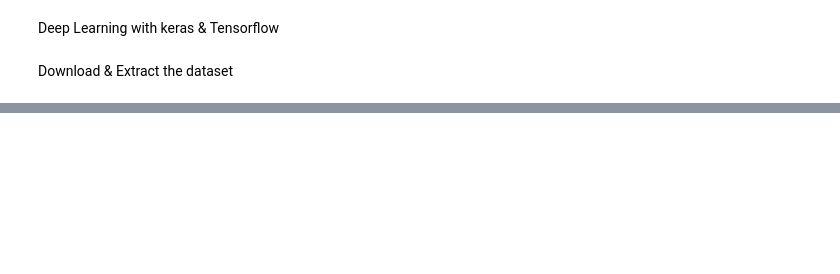
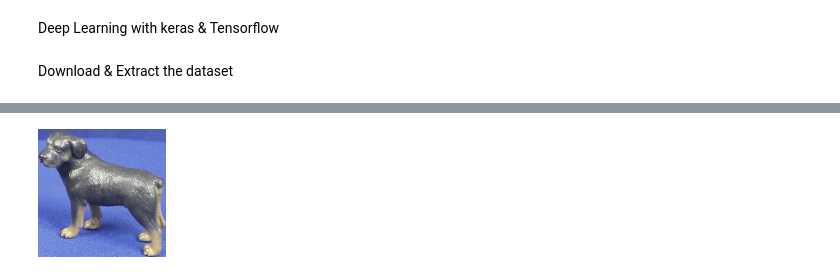
Before and after one commit to Ilmaan-Ahamed/First_ML_Model, a Jupyter notebook: CNNs_With_keras.ipynb, the cells around one changed output, grey strips where cells are left out. Drawn from its saved outputs; the diff is of its cells as text; code cells hidden in the pictures; blank space fills up the shorter version.

```diff
--- a/CNNs_With_keras.ipynb
+++ b/CNNs_With_keras.ipynb
@@ -58,0 +63,2 @@ Total dataset entries under eth-80: 3370
+# %%
+im = Image.open('eth-80/train_set/dog/dog4/dog4-066-207.png')
@@ -58,0 +69,4 @@ Total dataset entries under eth-80: 3370
+# %%
+display(im)
+# %% [output]
+[figure, added]
```
Also changed, not shown: parts of 5 cells of this notebook.
